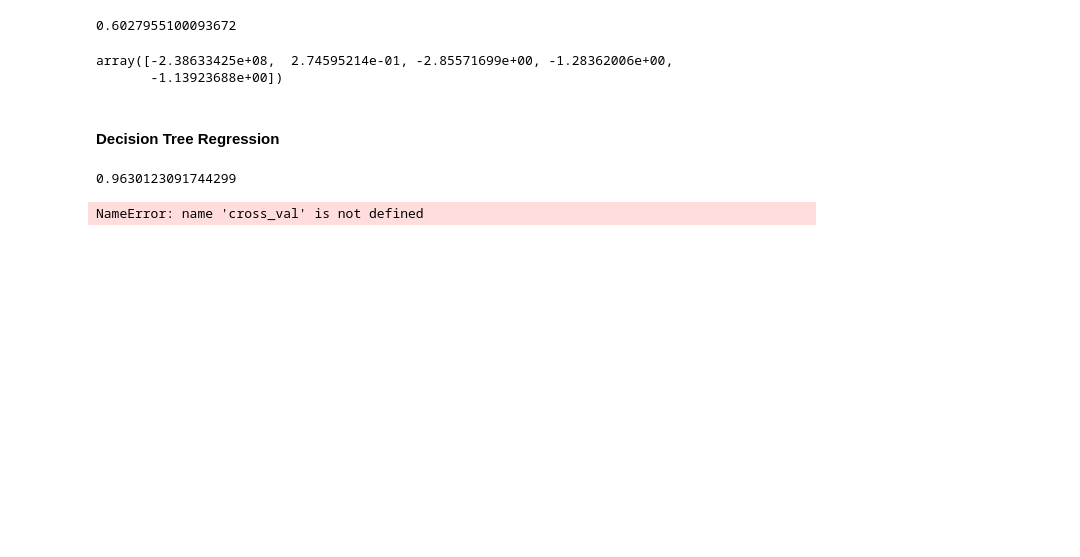
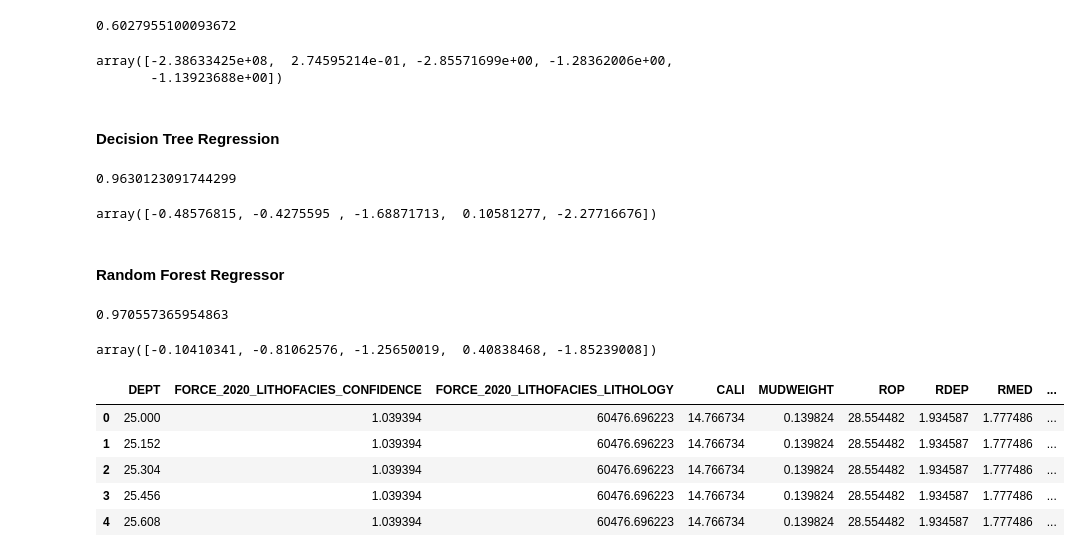
Before and after one commit to EmmanuelAjibokun/Exploring-Petroleum-Well-log-data, a Jupyter notebook: modelling/machine-learning-model.ipynb, the cells around one changed output. Drawn from its saved outputs; the diff is of its cells as text; code cells hidden in the pictures; blank space fills up the shorter version.

```diff
--- a/modelling/machine-learning-model.ipynb
+++ b/modelling/machine-learning-model.ipynb
@@ -229,7 +229,29 @@ DTR.fit(X_train, y_train)
 DTR.score(X_test, y_test)
 # %% [output]
 0.9630123091744299
-# %%
-cross_val_score
-# %% [output]
-NameError: name 'cross_val' is not defined
+# %%
+cross_val_score(DTR, X, y)
+# %% [output]
+array([-0.48576815, -0.4275595 , -1.68871713,  0.10581277, -2.27716676])
+# %% [markdown]
+#### Random Forest Regressor
+# %%
+from sklearn.ensemble import RandomForestRegressor
+RF_reg = RandomForestRegressor()
+RF_reg.fit(X_train, y_train)
+RF_reg.score(X_test, y_test)
+# %% [output]
+0.970557365954863
+# %%
+cross_val_score(RF_reg, X, y)
+# %% [output]
+array([-0.10410341, -0.81062576, -1.25650019,  0.40838468, -1.85239008])
+# %%
+X.head()
+# %% [output]
+|  | DEPT | FORCE_2020_LITHOFACIES_CONFIDENCE | FORCE_2020_LITHOFACIES_LITHOLOGY | CALI | MUDWEIGHT | ROP | RDEP | RMED | ... |
+| 0 | 25.000 | 1.039394 | 60476.696223 | 14.766734 | 0.139824 | 28.554482 | 1.934587 | 1.777486 | ... |
+| 1 | 25.152 | 1.039394 | 60476.696223 | 14.766734 | 0.139824 | 28.554482 | 1.934587 | 1.777486 | ... |
+| 2 | 25.304 | 1.039394 | 60476.696223 | 14.766734 | 0.139824 | 28.554482 | 1.934587 | 1.777486 | ... |
+| 3 | 25.456 | 1.039394 | 60476.696223 | 14.766734 | 0.139824 | 28.554482 | 1.934587 | 1.777486 | ... |
+| 4 | 25.608 | 1.039394 | 60476.696223 | 14.766734 | 0.139824 | 28.554482 | 1.934587 | 1.777486 | ... |
```
Also changed, not shown: parts of 6 cells of this notebook, 4 other files.
